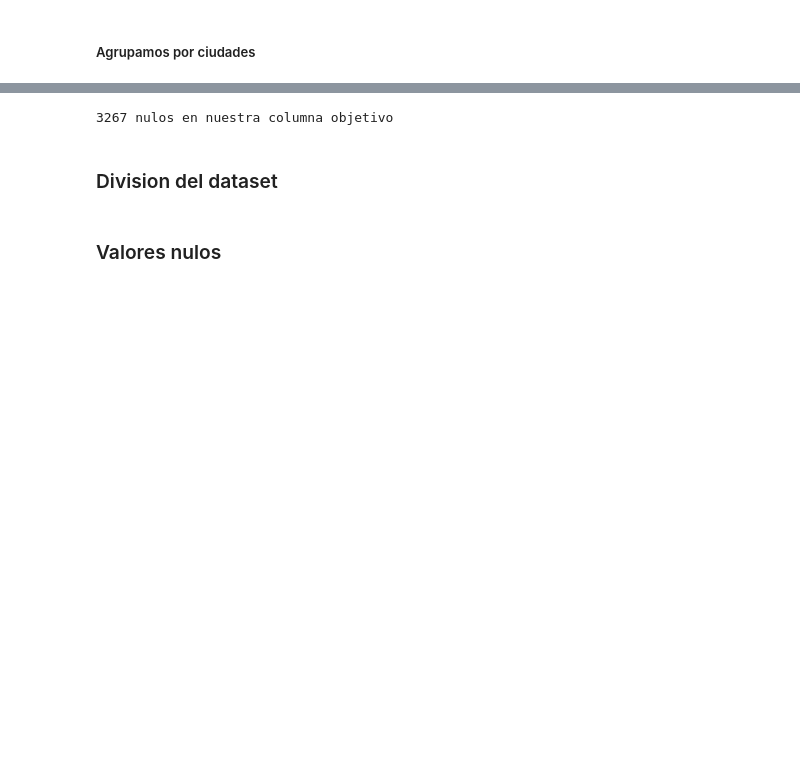
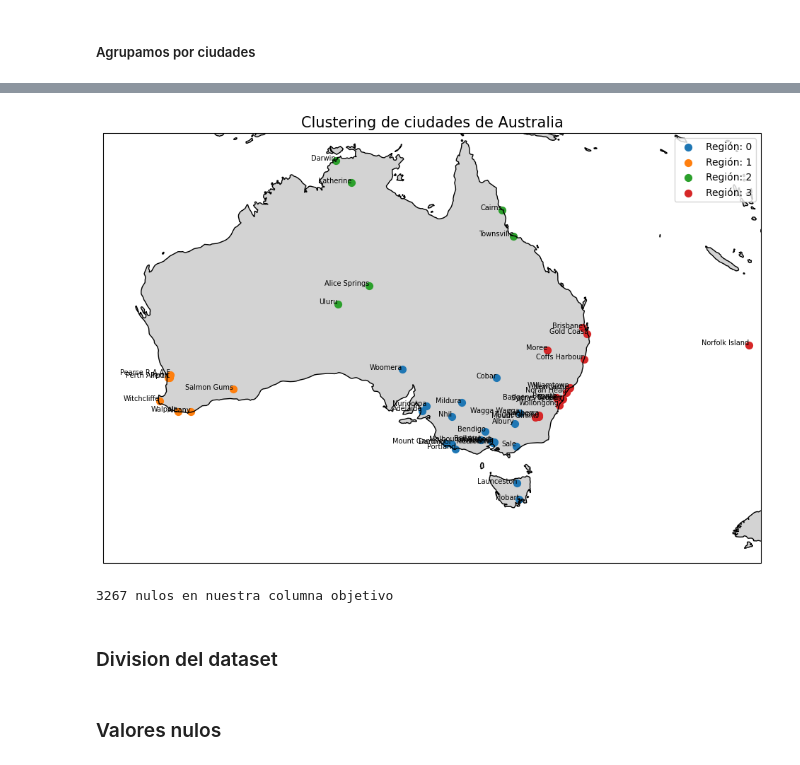
Before and after one commit to MariaCeli/AA1-TUIA-Celi-Grimaldi-Porcelli, a Jupyter notebook: TP-clasificacion-AA1.ipynb, the cells around one changed output, grey strips where cells are left out. Drawn from its saved outputs; the diff is of its cells as text; code cells hidden in the pictures; blank space fills up the shorter version.

Commit message:
Mejora grafico de región, correción de estandarización, modelos de regresión logística, matrices de confusión y métricas

```diff
--- a/TP-clasificacion-AA1.ipynb
+++ b/TP-clasificacion-AA1.ipynb
@@ -296,3 +304,42 @@ pronostico['Region'] = pronostico['Region'].map(nombres_regiones)
+# %%
+# Configuración del mapa
+plt.figure(figsize=(12, 12))
+ax = plt.axes(projection=ccrs.PlateCarree())
+ax.set_extent([110, 169, -45, -10])  # Extensión del mapa (longitudes y latitudes de Australia)
+
+# Agregar características al mapa
+ax.add_feature(cfeature.LAND, facecolor='lightgrey')
+ax.add_feature(cfeature.COASTLINE)
+ax.add_feature(cfeature.BORDERS, linestyle=':')
+
+# Graficar las ciudades según la región
+for region_name, region_id in nombres_regiones.items():
+    region_data = ciudades[ciudades['Region'] == region_name]
+    plt.scatter(
+        region_data['longitud'],
+        region_data['latitud'],
+        label=f'Región: {region_name}',
+        s=50,
+        transform=ccrs.PlateCarree()
+    )
+
+# Agregar etiquetas de las ciudades
+for _, row in ciudades.iterrows():
+    plt.text(
+        row['longitud'],
+        row['latitud'],
+        row['ciudad'],
+        fontsize=7,
+        ha='right',
+        transform=ccrs.PlateCarree()
+    )
+
+# Configuración del gráfico
+plt.title('Clustering de ciudades de Australia', fontsize=15)
+plt.legend()
+plt.show()
+# %% [output]
+[figure, added]
 # %%
 # Verificamos que no haya nulos en la columna RainTomorrow.
 print(f"{pronostico["RainTomorrow"].isna().sum()} nulos en nuestra columna objetivo")
```
Also changed, not shown: parts of 30 cells of this notebook.
